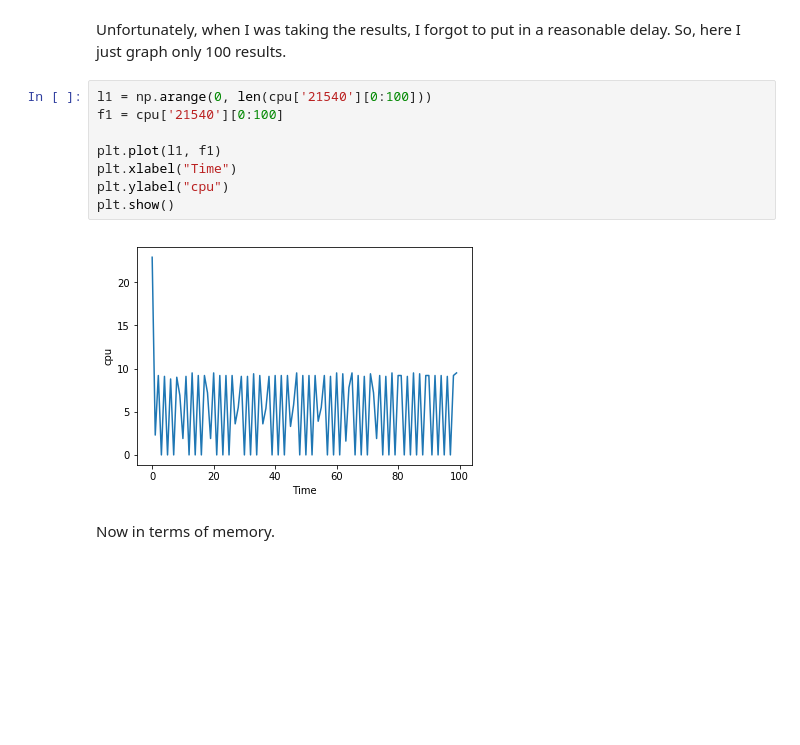
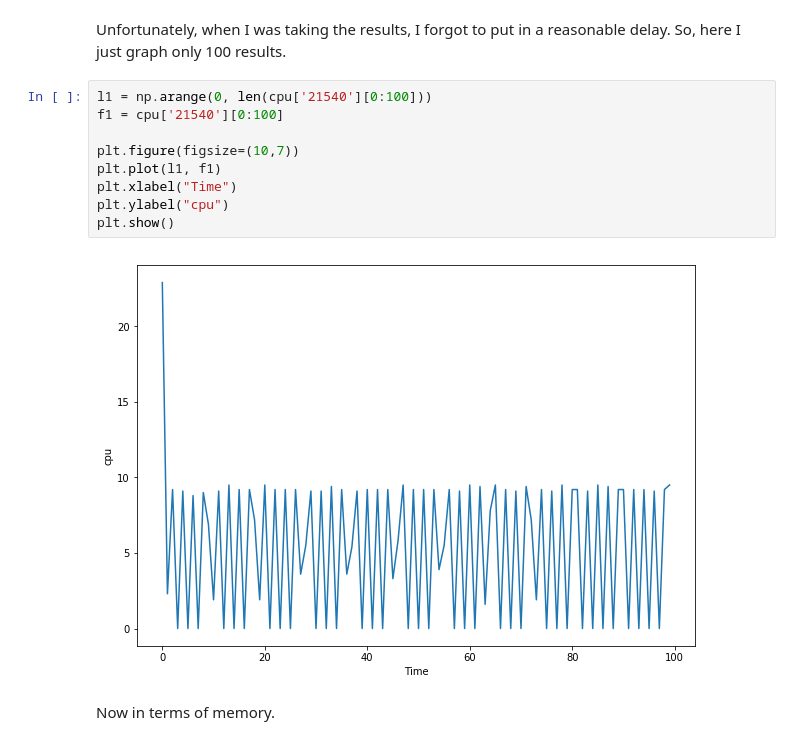
Before and after one commit to ThibaultHuyet/data_parsing, a Jupyter notebook: Notebooks/PICPUMEM.ipynb, the cells around one changed output. Cells and saved outputs as stored; diff of their text form; blank space fills up the shorter version.

```diff
--- a/Notebooks/PICPUMEM.ipynb
+++ b/Notebooks/PICPUMEM.ipynb
@@ -178,13 +181,14 @@ Unfortunately, when I was taking the results, I forgot to put in a reasonable de
 # %%
 l1 = np.arange(0, len(cpu['21540'][0:100]))
 f1 = cpu['21540'][0:100]
 
+plt.figure(figsize=(10,7))
 plt.plot(l1, f1)
 plt.xlabel("Time")
 plt.ylabel("cpu")
 plt.show()
 # %% [output]
-[figure, old version]
+[figure, new version]
 # %% [markdown]
 Now in terms of memory.
 # %%
```
Also changed, not shown: parts of 13 cells of this notebook.
